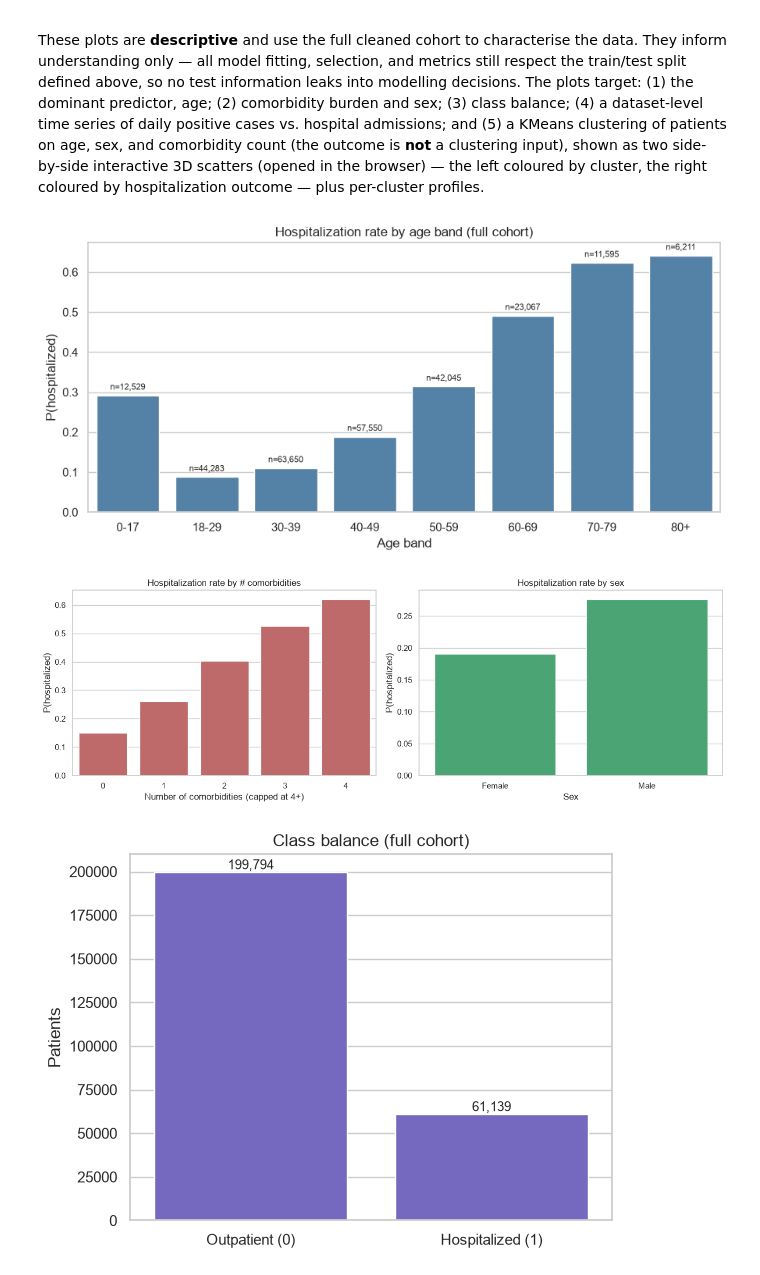
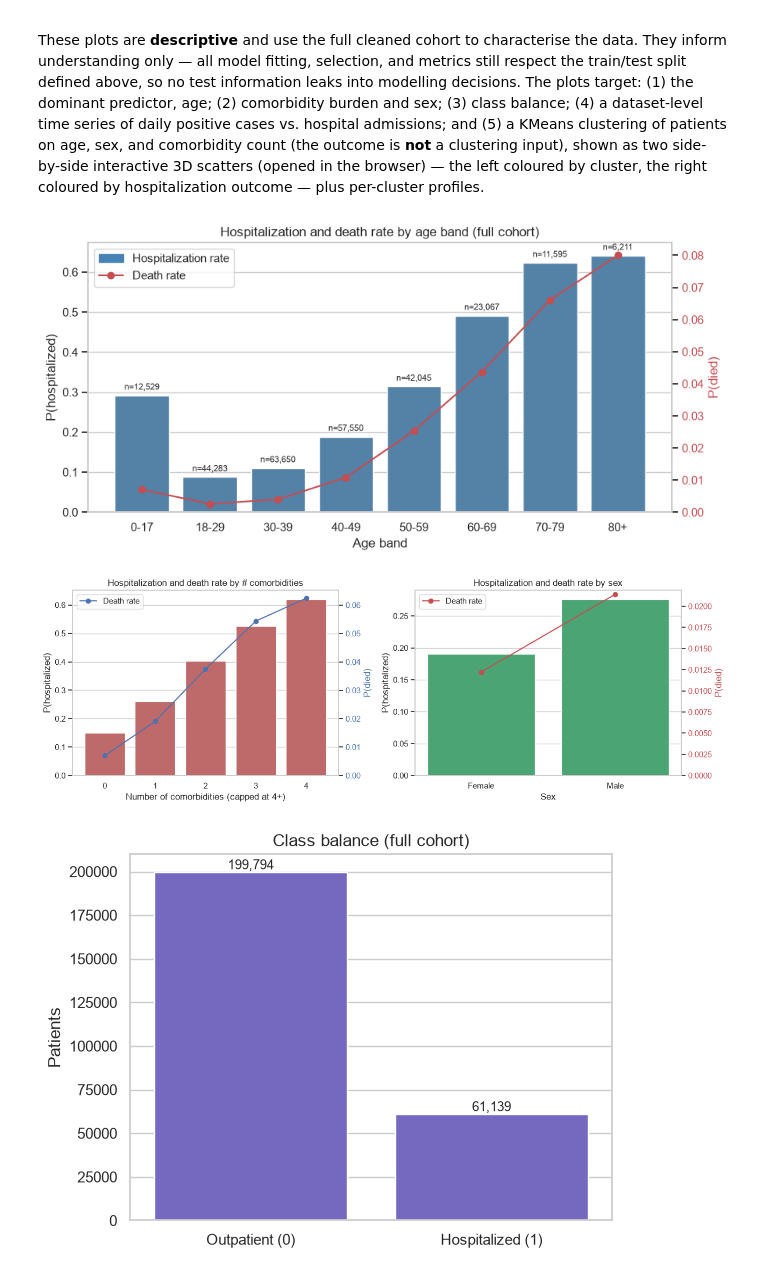
Before and after one commit to dfd0430/ml, a Jupyter notebook: project_notebook_v2.ipynb, the cells around one changed output. Cells and saved outputs as stored; diff of their text form; code cells hidden in the pictures.

Commit message:
feat: add deaths to multiple visuals in the visualization part

```diff
--- a/project_notebook_v2.ipynb
+++ b/project_notebook_v2.ipynb
@@ -344,45 +348,79 @@ These plots are **descriptive** and use the full cleaned cohort to characterise
 # %%
 import matplotlib.pyplot as plt
 import seaborn as sns
+from matplotlib.patches import Patch
+from matplotlib.lines import Line2D
 
 sns.set_theme(style='whitegrid')
 
-# EDA plot 1: hospitalization rate by age band (full cohort)
+# EDA plot 1: hospitalization AND death rate by age band (full cohort)
 age_bins = [0, 18, 30, 40, 50, 60, 70, 80, 120]
 age_labels = ['0-17', '18-29', '30-39', '40-49', '50-59', '60-69', '70-79', '80+']
 tmp = data.assign(age_band=pd.cut(data['age'], bins=age_bins,
                                   labels=age_labels, right=False))
-rate_by_age = tmp.groupby('age_band', observed=True)['target'].agg(['mean', 'size'])
+by_age = tmp.groupby('age_band', observed=True).agg(
+    hosp=('target', 'mean'), death=('died', 'mean'), size=('target', 'size'))
 
 fig, ax = plt.subplots(figsize=(9, 4.5))
-sns.barplot(x=rate_by_age.index, y=rate_by_age['mean'], color='steelblue', ax=ax)
-ax.set_title('Hospitalization rate by age band (full cohort)')
+sns.barplot(x=by_age.index, y=by_age['hosp'], color='steelblue', ax=ax)
+ax.set_title('Hospitalization and death rate by age band (full cohort)')
 ax.set_xlabel('Age band'); ax.set_ylabel('P(hospitalized)')
-for i, (m, n) in enumerate(zip(rate_by_age['mean'], rate_by_age['size'])):
+for i, (m, n) in enumerate(zip(by_age['hosp'], by_age['size'])):
     ax.text(i, m + 0.01, f'n={n:,}', ha='center', va='bottom', fontsize=8)
+
+# Death rate overlaid on a secondary axis (much smaller scale than hospitalization).
+ax2 = ax.twinx()
+ax2.plot(range(len(by_age)), by_age['death'], 'o-', color='#C44E52')
+ax2.set_ylabel('P(died)', color='#C44E52')
+ax2.tick_params(axis='y', labelcolor='#C44E52')
+ax2.set_ylim(bottom=0); ax2.grid(False)
+
+ax.legend(handles=[Patch(color='steelblue', label='Hospitalization rate'),
+                   Line2D([0], [0], color='#C44E52', marker='o', label='Death rate')],
+          loc='upper left')
 plt.tight_layout(); plt.show()
 # %% [output]
-[figure, old version]
+[figure, new version]
 # %%
-# EDA plot 2: hospitalization rate by comorbidity burden and by sex (full cohort)
+# EDA plot 2: hospitalization AND death rate by comorbidity burden and by sex (full cohort)
+from matplotlib.lines import Line2D
+
 fig, axes = plt.subplots(1, 2, figsize=(13, 4.5))
 
+# --- Left: by number of comorbidities ---
 n_comorb = data[comorbidity_cols].fillna(0).sum(axis=1).clip(upper=4)
-comorb_df = pd.DataFrame({'n_comorb': n_comorb.astype(int), 'target': data['target']})
-rate_by_comorb = comorb_df.groupby('n_comorb')['target'].mean()
-sns.barplot(x=rate_by_comorb.index, y=rate_by_comorb.values, color='indianred', ax=axes[0])
-axes[0].set_title('Hospitalization rate by # comorbidities')
+comorb_df = pd.DataFrame({'n_comorb': n_comorb.astype(int),
+                          'target': data['target'], 'died': data['died']})
+by_comorb = comorb_df.groupby('n_comorb').agg(hosp=('target', 'mean'), death=('died', 'mean'))
+sns.barplot(x=by_comorb.index, y=by_comorb['hosp'], color='indianred', ax=axes[0])
+axes[0].set_title('Hospitalization and death rate by # comorbidities')
 axes[0].set_xlabel('Number of comorbidities (capped at 4+)')
 axes[0].set_ylabel('P(hospitalized)')
+ax0b = axes[0].twinx()
+ax0b.plot(range(len(by_comorb)), by_comorb['death'], 'o-', color='#4C72B0')
+ax0b.set_ylabel('P(died)', color='#4C72B0')
+ax0b.tick_params(axis='y', labelcolor='#4C72B0')
+ax0b.set_ylim(bottom=0); ax0b.grid(False)
+axes[0].legend(handles=[Line2D([0], [0], color='#4C72B0', marker='o', label='Death rate')],
+               loc='upper left')
 
+# --- Right: by sex ---
+by_sex = data.groupby('sex').agg(hosp=('target', 'mean'),
+                                 death=('died', 'mean')).sort_values('hosp')
+sns.barplot(x=by_sex.index, y=by_sex['hosp'], color='mediumseagreen', ax=axes[1])
+axes[1].set_title('Hospitalization and death rate by sex')
+axes[1].set_xlabel('Sex'); axes[1].set_ylabel('P(hospitalized)')
+ax1b = axes[1].twinx()
+ax1b.plot(range(len(by_sex)), by_sex['death'], 'o-', color='#C44E52')
+ax1b.set_ylabel('P(died)', color='#C44E52')
+ax1b.tick_params(axis='y', labelcolor='#C44E52')
+ax1b.set_ylim(bottom=0); ax1b.grid(False)
+axes[1].legend(handles=[Line2D([0], [0], color='#C44E52', marker='o', label='Death rate')],
+               loc='upper left')
 
-rate_by_sex = data.groupby('sex')['target'].mean().sort_values()
-sns.barplot(x=rate_by_sex.index, y=rate_by_sex.values, color='mediumseagreen', ax=axes[1])
-axes[1].set_title('Hospitalization rate by sex')
-axes[1].set_xlabel('Sex'); axes[1].set_ylabel('P(hospitalized)')
 plt.tight_layout(); plt.show()
 # %% [output]
-[figure, old version]
+[figure, new version]
 # %%
 # EDA plot 3: class balance (full cohort)
 fig, ax = plt.subplots(figsize=(6, 4.5))
```
Also changed, not shown: parts of 10 cells of this notebook.
